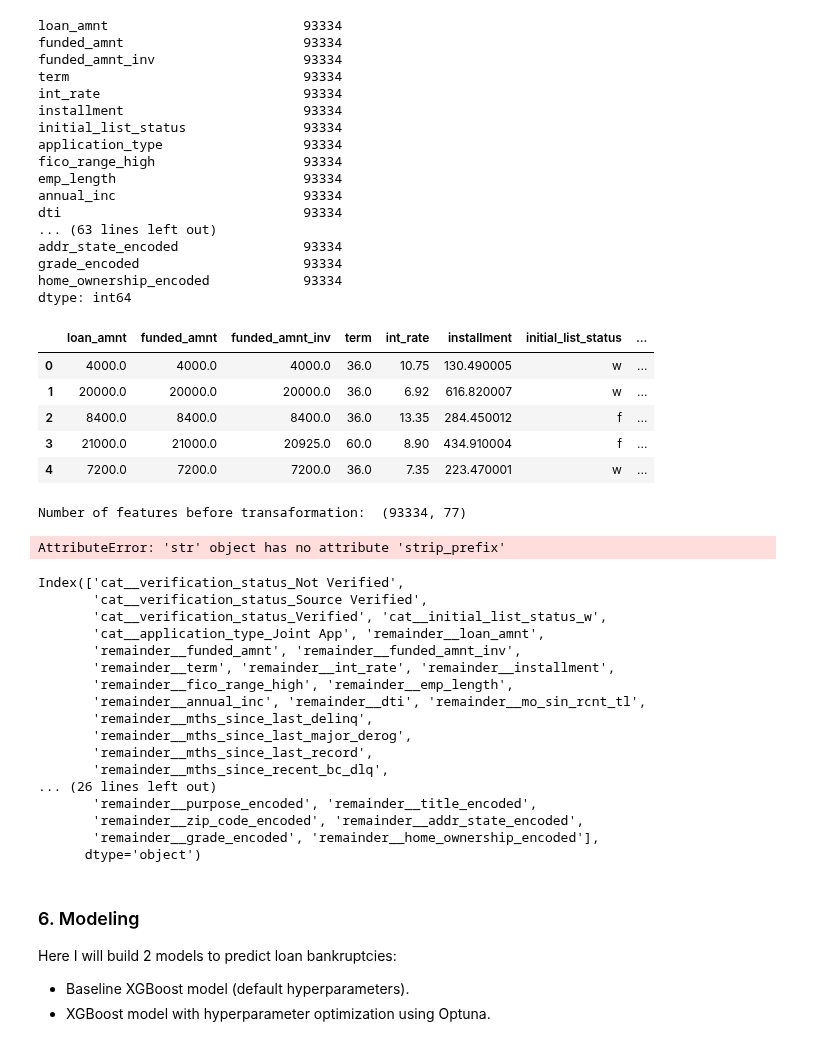
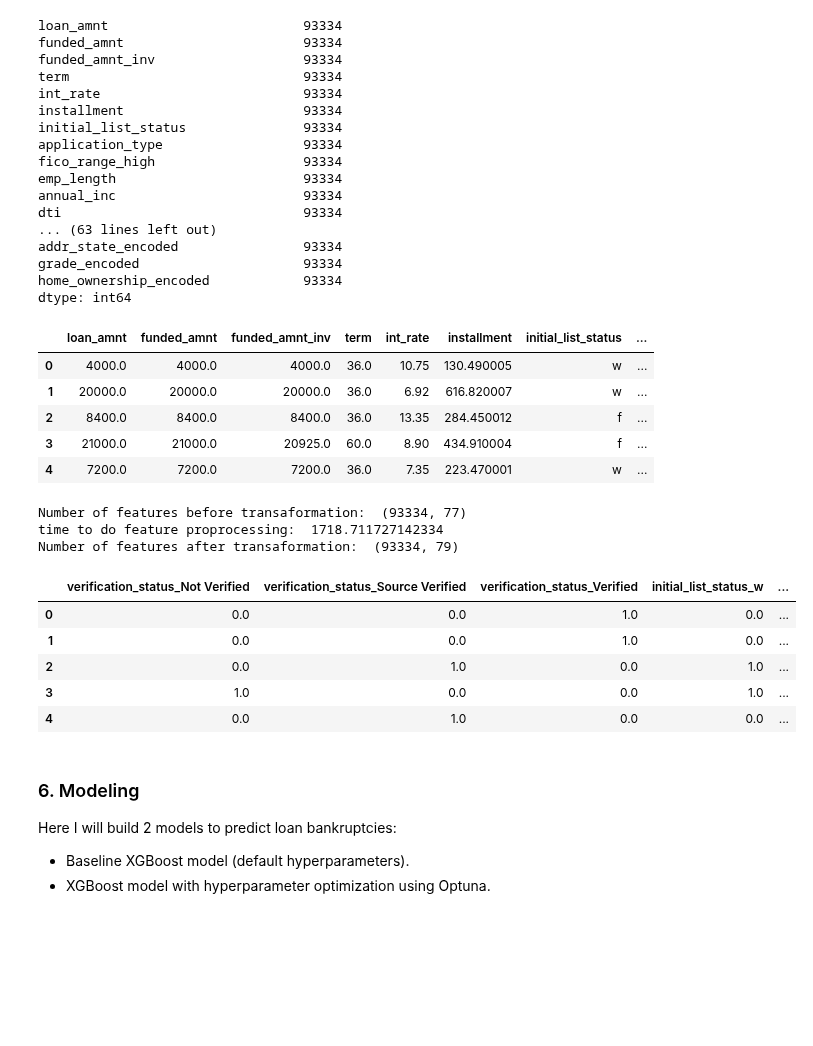
Before and after one commit to MykolaPinchuk/KaggleProjects, a Jupyter notebook: kp102-lc-loaddef.ipynb, the cells around one changed output. Cells and saved outputs as stored; diff of their text form; code cells hidden in the pictures; blank space fills up the shorter version.

```diff
--- a/kp102-lc-loaddef.ipynb
+++ b/kp102-lc-loaddef.ipynb
@@ -630,54 +630,39 @@ dtype: int64
 # %%
 X_train = train.copy()
 y_train = X_train.pop('target')
 X_test = test.copy()
 y_test = X_test.pop('target')
 display(X_test.head())
 
 ### Do OHE for some features ###
 
 feature_transformer = ColumnTransformer([
     ("cat", OneHotEncoder(sparse = False, handle_unknown="ignore", drop='if_binary'), cat_features_ohe)], remainder="passthrough")
 
 print('Number of features before transaformation: ', X_train.shape)
 X_train = pd.DataFrame(feature_transformer.fit_transform(X_train), columns=feature_transformer.get_feature_names_out())
 X_test = pd.DataFrame(feature_transformer.transform(X_test), columns=feature_transformer.get_feature_names_out())
-#X_train.columns = X_train.columns.str.removeprefix("remainder__")
-#X_train.columns = X_train.columns.str.removeprefix("cat__")
-#X_test.columns = X_test.columns.str.removeprefix("remainder__")
-#X_test.columns = X_test.columns.str.removeprefix("cat__")
-X_train.columns = [x.strip_prefix('remainder__').strip_prefix('cat__') for x in X_train.columns]
-X_test.columns = [x.strip_prefix('remainder__').strip_prefix('cat__') for x in X_test.columns]
+X_train.columns = X_train.columns.str.replace(r'^cat__', '').str.replace(r'^remainder__', '')
+X_test.columns = X_test.columns.str.replace(r'^cat__', '').str.replace(r'^remainder__', '')
+#X_train.columns = [x.strip_prefix('remainder__').strip_prefix('cat__') for x in X_train.columns]
+#X_test.columns = [x.strip_prefix('remainder__').strip_prefix('cat__') for x in X_test.columns]
 
 print('time to do feature proprocessing: ', time.time()-time1)
 print('Number of features after transaformation: ', X_train.shape)
 X_train.head()
 # %% [output]
 |  | loan_amnt | funded_amnt | funded_amnt_inv | term | int_rate | installment | initial_list_status | ... |
 | 0 | 4000.0 | 4000.0 | 4000.0 | 36.0 | 10.75 | 130.490005 | w | ... |
 | 1 | 20000.0 | 20000.0 | 20000.0 | 36.0 | 6.92 | 616.820007 | w | ... |
 | 2 | 8400.0 | 8400.0 | 8400.0 | 36.0 | 13.35 | 284.450012 | f | ... |
 | 3 | 21000.0 | 21000.0 | 20925.0 | 60.0 | 8.90 | 434.910004 | f | ... |
 | 4 | 7200.0 | 7200.0 | 7200.0 | 36.0 | 7.35 | 223.470001 | w | ... |
 Number of features before transaformation:  (93334, 77)
+time to do feature proprocessing:  1718.711727142334
+Number of features after transaformation:  (93334, 79)
-AttributeError: 'str' object has no attribute 'strip_prefix'
+|  | verification_status_Not Verified | verification_status_Source Verified | verification_status_Verified | initial_list_status_w | ... |
+| 0 | 0.0 | 0.0 | 1.0 | 0.0 | ... |
+| 1 | 0.0 | 0.0 | 1.0 | 0.0 | ... |
+| 2 | 0.0 | 1.0 | 0.0 | 1.0 | ... |
+| 3 | 1.0 | 0.0 | 0.0 | 1.0 | ... |
+| 4 | 0.0 | 1.0 | 0.0 | 0.0 | ... |
-# %%
-X_train.columns.str.replace(r'_x$', '')
-# %% [output]
-Index(['cat__verification_status_Not Verified',
-       'cat__verification_status_Source Verified',
-       'cat__verification_status_Verified', 'cat__initial_list_status_w',
-       'cat__application_type_Joint App', 'remainder__loan_amnt',
-       'remainder__funded_amnt', 'remainder__funded_amnt_inv',
-       'remainder__term', 'remainder__int_rate', 'remainder__installment',
-       'remainder__fico_range_high', 'remainder__emp_length',
-       'remainder__annual_inc', 'remainder__dti', 'remainder__mo_sin_rcnt_tl',
-       'remainder__mths_since_last_delinq',
-       'remainder__mths_since_last_major_derog',
-       'remainder__mths_since_last_record',
-       'remainder__mths_since_recent_bc_dlq',
-... (26 lines left out)
-       'remainder__purpose_encoded', 'remainder__title_encoded',
-       'remainder__zip_code_encoded', 'remainder__addr_state_encoded',
-       'remainder__grade_encoded', 'remainder__home_ownership_encoded'],
-      dtype='object')
```
Also changed, not shown: parts of 5 cells of this notebook.
